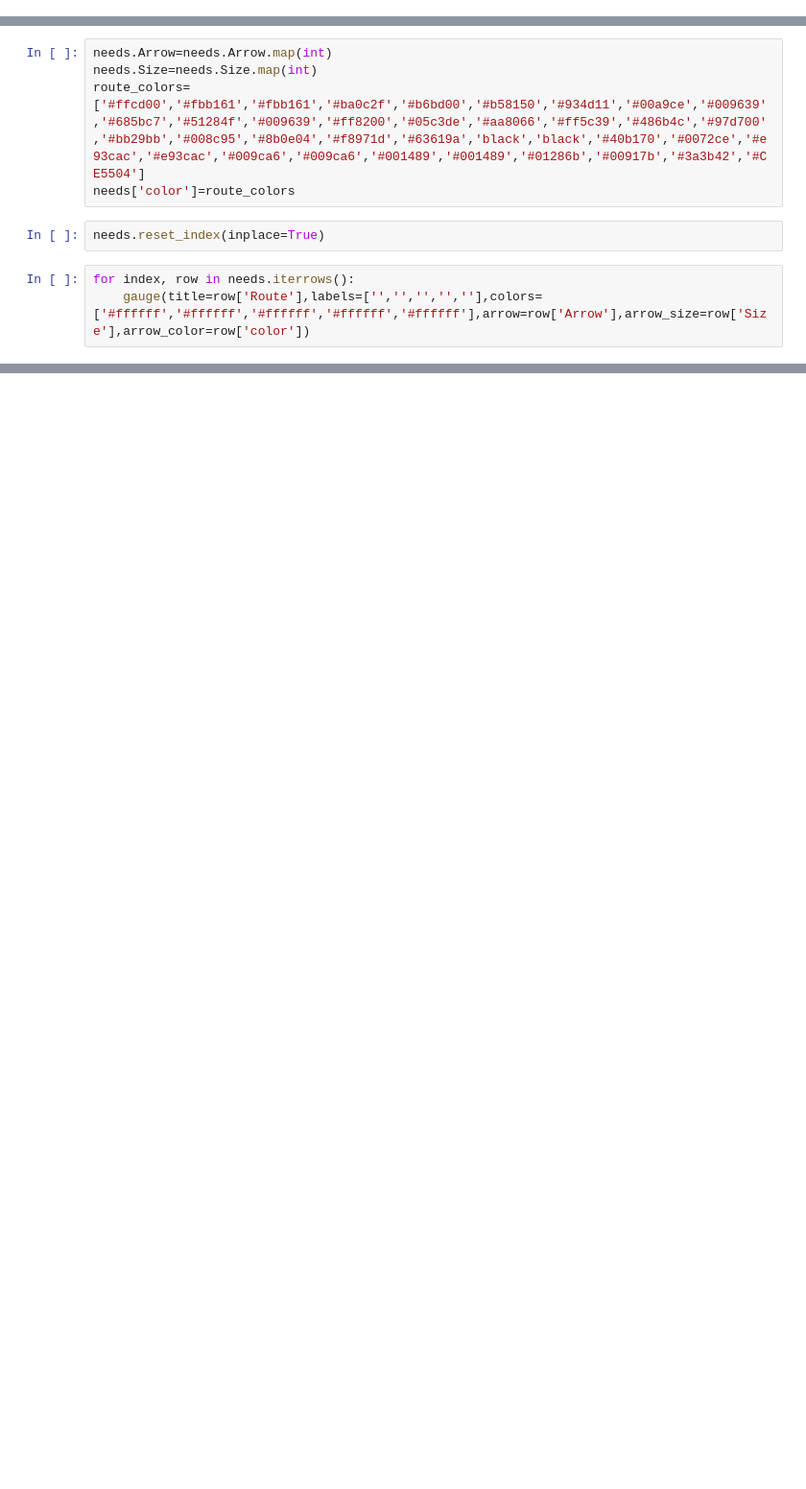
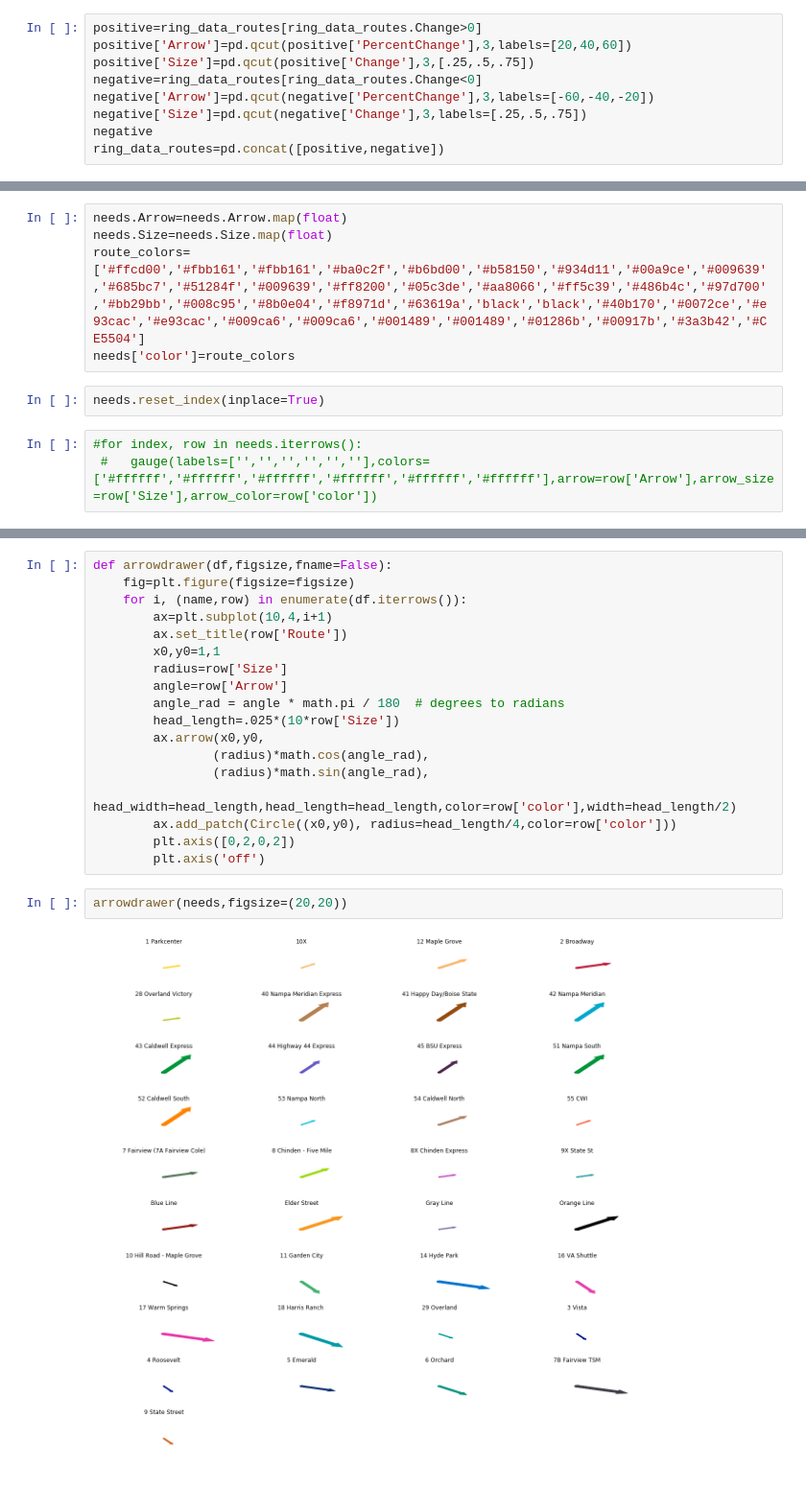
Before and after one commit to bcparker21/perfDash, a Jupyter notebook: Arrows.ipynb, the cells around one changed output, grey strips where cells are left out. Shown at 96% size. Saved outputs shown, nothing was run; the diff lists cells and outputs as text; blank space fills up the shorter version.

```diff
--- a/Arrows.ipynb
+++ b/Arrows.ipynb
@@ -182,2 +160,11 @@ ring_data_routes['Size']=pd.qcut(ring_data_routes['Change'],5,labels=[1,2,3,4,5]
 ring_data_routes['Arrow']=ring_data_routes.Arrow.astype(float)
 ring_data_routes['Size']=ring_data_routes.Size.astype(int)
+# %%
+positive=ring_data_routes[ring_data_routes.Change>0]
+positive['Arrow']=pd.qcut(positive['PercentChange'],3,labels=[20,40,60])
+positive['Size']=pd.qcut(positive['Change'],3,[.25,.5,.75])
+negative=ring_data_routes[ring_data_routes.Change<0]
+negative['Arrow']=pd.qcut(negative['PercentChange'],3,labels=[-60,-40,-20])
+negative['Size']=pd.qcut(negative['Change'],3,labels=[.25,.5,.75])
+negative
+ring_data_routes=pd.concat([positive,negative])
@@ -186,12 +191,12 @@ arrow=ring_data_routes.iloc[:,4]
 size=ring_data_routes.iloc[:,5]
 needs=pd.DataFrame([arrow,size]).T
 # %%
-needs.Arrow=needs.Arrow.map(int)
-needs.Size=needs.Size.map(int)
+needs.Arrow=needs.Arrow.map(float)
+needs.Size=needs.Size.map(float)
 route_colors=['#ffcd00','#fbb161','#fbb161','#ba0c2f','#b6bd00','#b58150','#934d11','#00a9ce','#009639','#685bc7','#51284f','#009639','#ff8200','#05c3de','#aa8066','#ff5c39','#486b4c','#97d700','#bb29bb','#008c95','#8b0e04','#f8971d','#63619a','black','black','#40b170','#0072ce','#e93cac','#e93cac','#009ca6','#009ca6','#001489','#001489','#01286b','#00917b','#3a3b42','#CE5504']
 needs['color']=route_colors
 # %%
 needs.reset_index(inplace=True)
 # %%
-for index, row in needs.iterrows():
-    gauge(title=row['Route'],labels=['','','','',''],colors=['#ffffff','#ffffff','#ffffff','#ffffff','#ffffff'],arrow=row['Arrow'],arrow_size=row['Size'],arrow_color=row['color'])
+#for index, row in needs.iterrows():
+ #   gauge(labels=['','','','','',''],colors=['#ffffff','#ffffff','#ffffff','#ffffff','#ffffff','#ffffff'],arrow=row['Arrow'],arrow_size=row['Size'],arrow_color=row['color'])
@@ -211,0 +203,22 @@ for index, row in needs.iterrows():
+# %%
+def arrowdrawer(df,figsize,fname=False):
+    fig=plt.figure(figsize=figsize)
+    for i, (name,row) in enumerate(df.iterrows()):
+        ax=plt.subplot(10,4,i+1)
+        ax.set_title(row['Route'])
+        x0,y0=1,1
+        radius=row['Size']
+        angle=row['Arrow']
+        angle_rad = angle * math.pi / 180  # degrees to radians
+        head_length=.025*(10*row['Size'])
+        ax.arrow(x0,y0,
+                (radius)*math.cos(angle_rad),
+                (radius)*math.sin(angle_rad),
+                head_width=head_length,head_length=head_length,color=row['color'],width=head_length/2)
+        ax.add_patch(Circle((x0,y0), radius=head_length/4,color=row['color']))
+        plt.axis([0,2,0,2])
+        plt.axis('off')
+# %%
+arrowdrawer(needs,figsize=(20,20))
+# %% [output]
+[figure, added]
```
Also changed, not shown: parts of 7 cells of this notebook, 1 other file.
